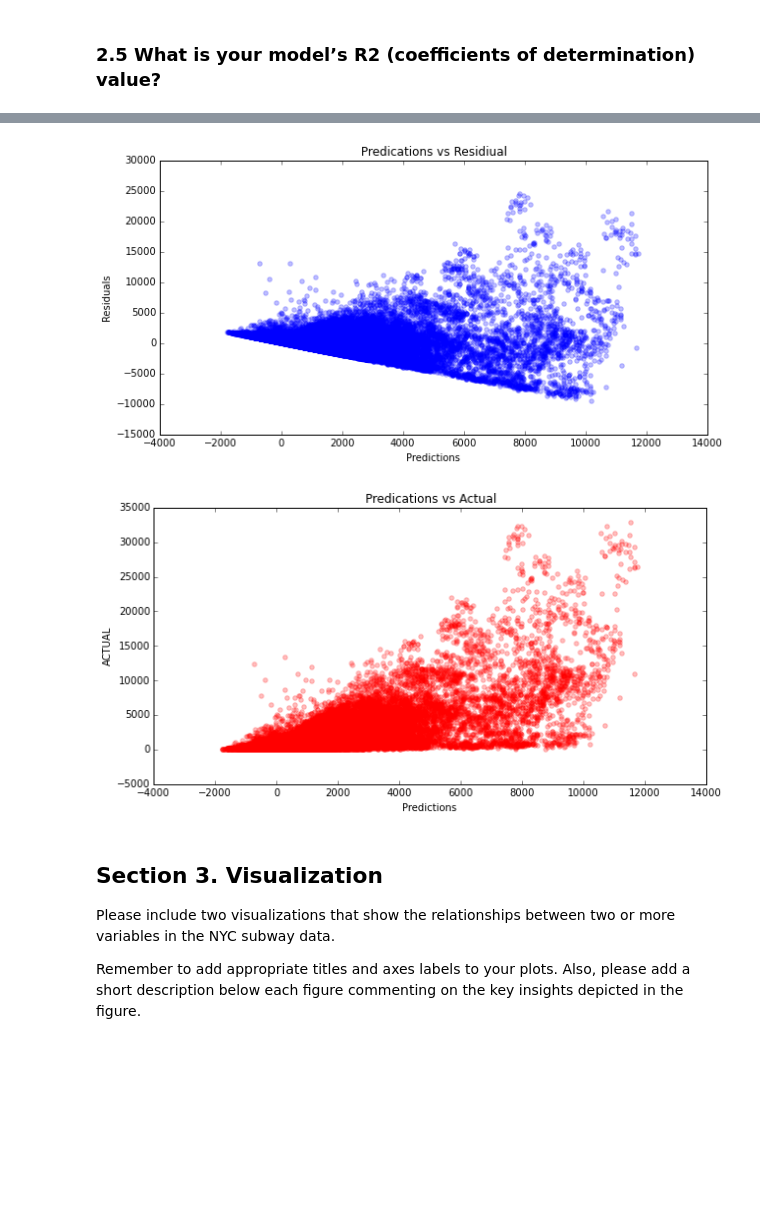
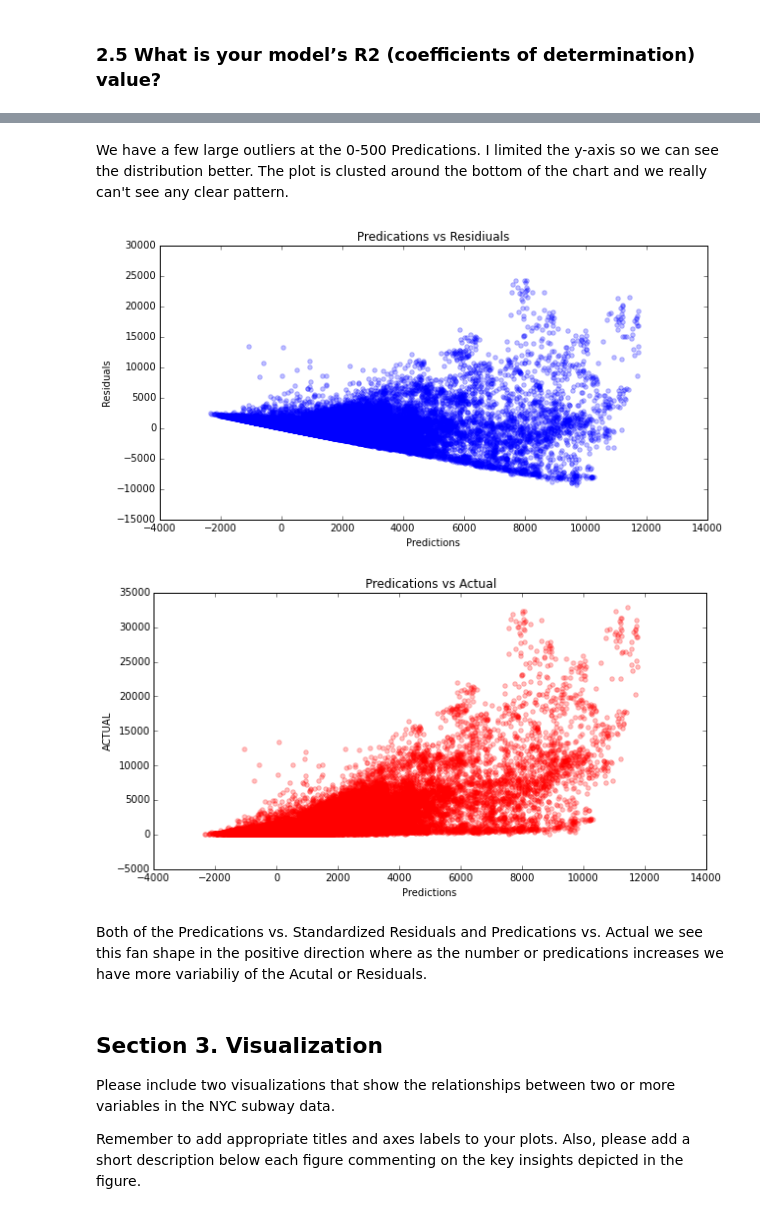
Before and after one commit to craignicholson/P2-1, a Jupyter notebook: Data_Analyst_ND_Project2.ipynb, the cells around one changed output, grey strips where cells are left out. Cells and saved outputs as stored; diff of their text form; code cells hidden in the pictures; blank space fills up the shorter version.

```diff
--- a/Data_Analyst_ND_Project2.ipynb
+++ b/Data_Analyst_ND_Project2.ipynb
@@ -432,13 +535,19 @@ Inspection of Q-Q Plots revealed that ENTRIESn_hourly was not normally distribut
 The OLS method from Statsmodels is used to compute the coefficients that and produce predictions for the ENTRIES_hourly.
 # %%
 values  = df['ENTRIESn_hourly']
-#features = df[["meanprecipi","rain","tempi","hour","day_week"]]
-#features = df[["meanprecipi","rain","hour","day_week"]]
-features = df[["meanprecipi","rain","hour","day_week","meanwspdi"]]
+features = df[["precipi","rain","hour","wspdi", "fog","tempi","pressurei"]]
 
 dummy_units = pd.get_dummies(df['UNIT'], prefix='unit')
 features = features.join(dummy_units)
 
+dummy_units = pd.get_dummies(df['conds'], prefix='conds')
+features = features.join(dummy_units)
+
+dummy_units = pd.get_dummies(df['day_week'], prefix='dow')
+features = features.join(dummy_units)
+
+#dummy_units = pd.get_dummies(df['station'], prefix='station')
+#features = features.join(dummy_units)
 Y = values
 X = features
 X = sm.add_constant(X)
@@ -586,0 +728,11 @@ plt.ylabel('Freqeuncy')
+# %%
+'''
+Testing how well the linear model performs
+http://docs.statwing.com/interpreting-residual-plots-to-improve-your-regression/
+'''
+# create a dataframe of the actual, predications and residuals
+pd.options.mode.chained_assignment = None
+cmpr = df[['UNIT', 'datetime','ENTRIESn_hourly' ]]
+cmpr['predictions'] = predictions
+cmpr['residuals'] = cmpr['ENTRIESn_hourly'] - cmpr['predictions']
+cmpr['residuals_standardized'] = (cmpr['ENTRIESn_hourly'] - cmpr['predictions'])/np.sqrt(cmpr['predictions'])
@@ -587,38 +749,25 @@ plt.ylabel('Freqeuncy')
+# %% [markdown]
+We have a few large outliers at the 0-500 Predications.  I limited the y-axis so we can see the distribution better.  The plot is clusted around the bottom of the chart and we really can't see any clear pattern.
 # %%
-'''
-http://docs.statwing.com/interpreting-residual-plots-to-improve-your-regression/
-'''
-# create a dataframe of the actual, predications and residuals
-pd.options.mode.chained_assignment = None
-comparison = df[['UNIT', 'datetime','ENTRIESn_hourly' ]]
-comparison['predictions'] = predictions
-comparison['residuals'] = comparison['ENTRIESn_hourly'] - comparison['predictions']
-a = plt.scatter(x=comparison['predictions'], y=comparison['residuals'], color='blue', alpha=0.25)
+# create a dataframe of the predications and residuals
+a = plt.scatter(x=cmpr['predictions'], y=cmpr['residuals'], color='blue', alpha=0.25)
 plt.xlabel("Predictions")
 plt.ylabel("Residuals")
-plt.title("Predications vs Residiual")
+plt.title("Predications vs Residiuals")
 plt.legend()
 # %% [output]
-[figure, old version]
+[figure, new version]
 # %%
-'''
-http://docs.statwing.com/interpreting-residual-plots-to-improve-your-regression/
-'''
 # create a dataframe of the actual, predications and residuals
-pd.options.mode.chained_assignment = None
-comparison = df[['UNIT', 'datetime','ENTRIESn_hourly' ]]
-comparison['predictions'] = predictions
-comparison['residuals'] = comparison['ENTRIESn_hourly'] - comparison['predictions']
-#p = plt.scatter(x=comparison.index.values, y=comparison['predictions'], alpha=0.15,label='Predictions', color='red')
-#r = plt.scatter(x=comparison.index.values, y=comparison['residuals'], alpha=0.15,label='Residuals',color='green')
-a = plt.scatter(x=comparison['predictions'], y=comparison['ENTRIESn_hourly'], color='red', alpha=0.25)
-#plt.plot(meansByChopstickLength['Chopstick.Length'], m*meansByChopstickLength['Chopstick.Length'] + b, '-')
+a = plt.scatter(x=cmpr['predictions'], y=cmpr['ENTRIESn_hourly'], color='red', alpha=0.25)
 plt.xlabel("Predictions")
 plt.ylabel("ACTUAL")
 plt.title("Predications vs Actual")
 plt.legend()
 # %% [output]
-[figure, old version]
+[figure, new version]
+# %% [markdown]
+Both of the Predications vs. Standardized Residuals and Predications vs. Actual we see this fan shape in the positive direction where as the number or predications increases we have more variabiliy of the Acutal or Residuals.
 # %% [markdown]
 ## Section 3. Visualization
 
```
Also changed, not shown: parts of 64 cells of this notebook.
